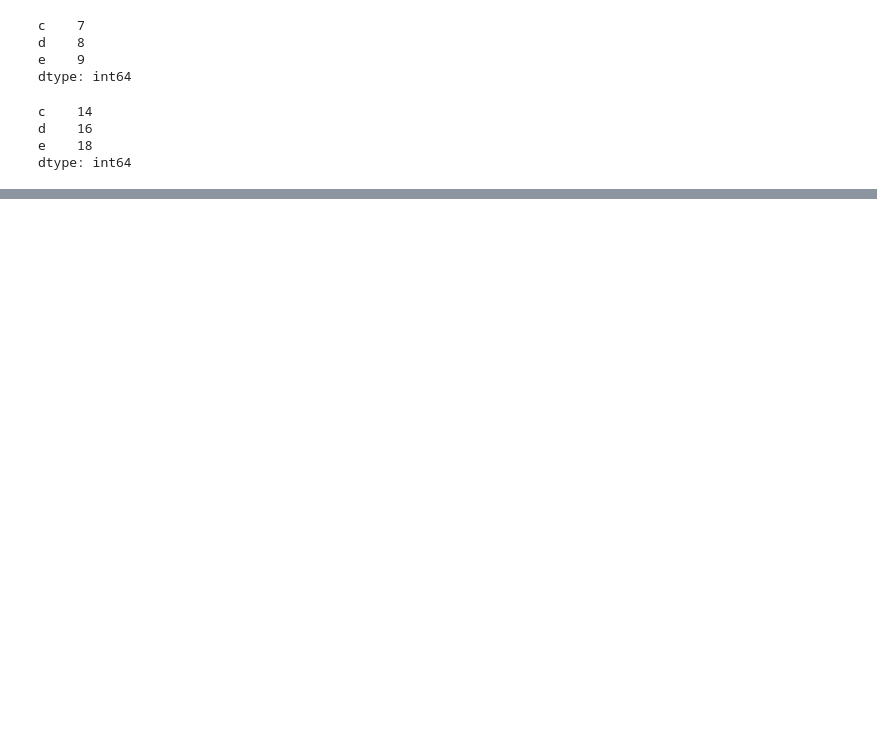
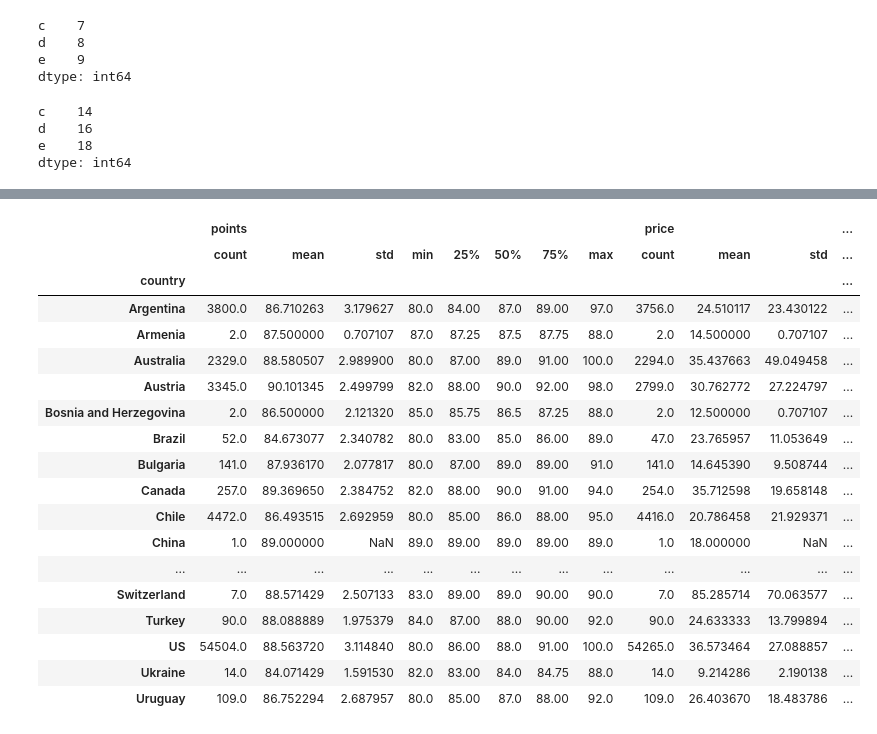
Before and after one commit to 1mmo/data-analysis-handbook, a Jupyter notebook: handbook/Working with data/Pandas.ipynb, the cells around one changed output, grey strips where cells are left out. Drawn from its saved outputs; the diff is of its cells as text; code cells hidden in the pictures; blank space fills up the shorter version.

```diff
--- a/handbook/Working with data/Pandas.ipynb
+++ b/handbook/Working with data/Pandas.ipynb
@@ -166,0 +680,2 @@ data.shape()
+# %%
+data = pd.read_csv('data/wine.csv', index_col=0)
@@ -166,0 +1080,23 @@ data.shape()
+# %%
+# Почти тоже самое, что наверху
+data.groupby('country').describe()
+# %% [output]
+|  | points |  |  |  |  |  |  |  | price |  |  | ... |
+|  | count | mean | std | min | 25% | 50% | 75% | max | count | mean | std | ... |
+| country |  |  |  |  |  |  |  |  |  |  |  | ... |
+| Argentina | 3800.0 | 86.710263 | 3.179627 | 80.0 | 84.00 | 87.0 | 89.00 | 97.0 | 3756.0 | 24.510117 | 23.430122 | ... |
+| Armenia | 2.0 | 87.500000 | 0.707107 | 87.0 | 87.25 | 87.5 | 87.75 | 88.0 | 2.0 | 14.500000 | 0.707107 | ... |
+| Australia | 2329.0 | 88.580507 | 2.989900 | 80.0 | 87.00 | 89.0 | 91.00 | 100.0 | 2294.0 | 35.437663 | 49.049458 | ... |
+| Austria | 3345.0 | 90.101345 | 2.499799 | 82.0 | 88.00 | 90.0 | 92.00 | 98.0 | 2799.0 | 30.762772 | 27.224797 | ... |
+| Bosnia and Herzegovina | 2.0 | 86.500000 | 2.121320 | 85.0 | 85.75 | 86.5 | 87.25 | 88.0 | 2.0 | 12.500000 | 0.707107 | ... |
+| Brazil | 52.0 | 84.673077 | 2.340782 | 80.0 | 83.00 | 85.0 | 86.00 | 89.0 | 47.0 | 23.765957 | 11.053649 | ... |
+| Bulgaria | 141.0 | 87.936170 | 2.077817 | 80.0 | 87.00 | 89.0 | 89.00 | 91.0 | 141.0 | 14.645390 | 9.508744 | ... |
+| Canada | 257.0 | 89.369650 | 2.384752 | 82.0 | 88.00 | 90.0 | 91.00 | 94.0 | 254.0 | 35.712598 | 19.658148 | ... |
+| Chile | 4472.0 | 86.493515 | 2.692959 | 80.0 | 85.00 | 86.0 | 88.00 | 95.0 | 4416.0 | 20.786458 | 21.929371 | ... |
+| China | 1.0 | 89.000000 | NaN | 89.0 | 89.00 | 89.0 | 89.00 | 89.0 | 1.0 | 18.000000 | NaN | ... |
+| ... | ... | ... | ... | ... | ... | ... | ... | ... | ... | ... | ... | ... |
+| Switzerland | 7.0 | 88.571429 | 2.507133 | 83.0 | 89.00 | 89.0 | 90.00 | 90.0 | 7.0 | 85.285714 | 70.063577 | ... |
+| Turkey | 90.0 | 88.088889 | 1.975379 | 84.0 | 87.00 | 88.0 | 90.00 | 92.0 | 90.0 | 24.633333 | 13.799894 | ... |
+| US | 54504.0 | 88.563720 | 3.114840 | 80.0 | 86.00 | 88.0 | 91.00 | 100.0 | 54265.0 | 36.573464 | 27.088857 | ... |
+| Ukraine | 14.0 | 84.071429 | 1.591530 | 82.0 | 83.00 | 84.0 | 84.75 | 88.0 | 14.0 | 9.214286 | 2.190138 | ... |
+| Uruguay | 109.0 | 86.752294 | 2.687957 | 80.0 | 85.00 | 87.0 | 88.00 | 92.0 | 109.0 | 26.403670 | 18.483786 | ... |
```
Also changed, not shown: parts of 109 cells of this notebook, 3 other files.
